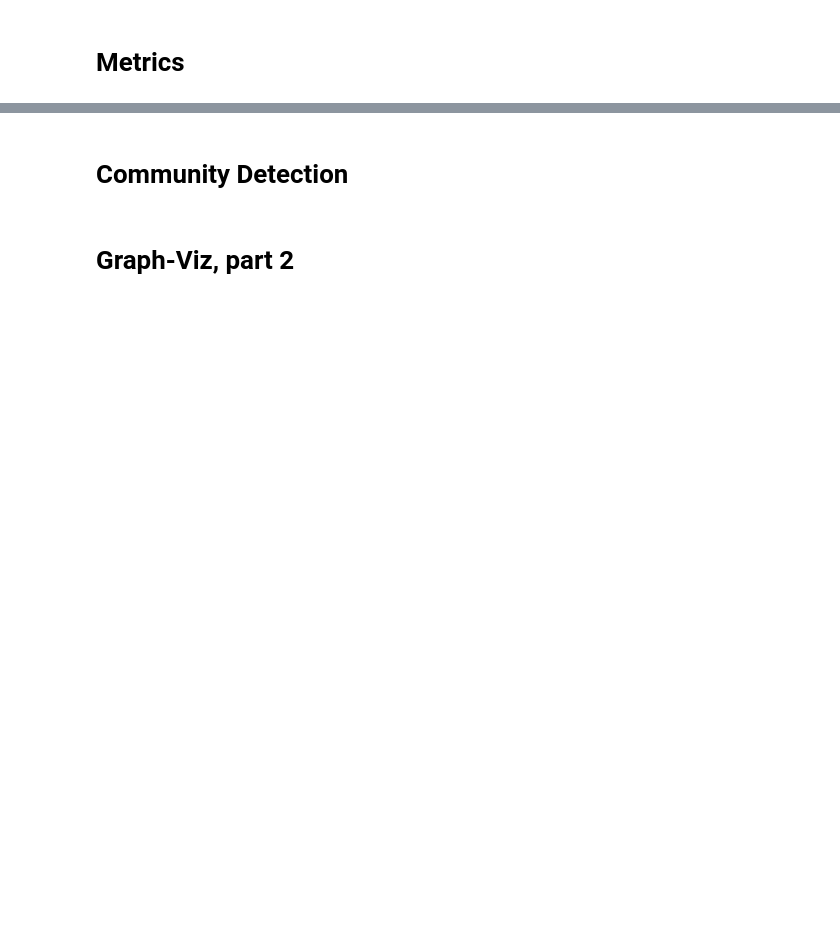
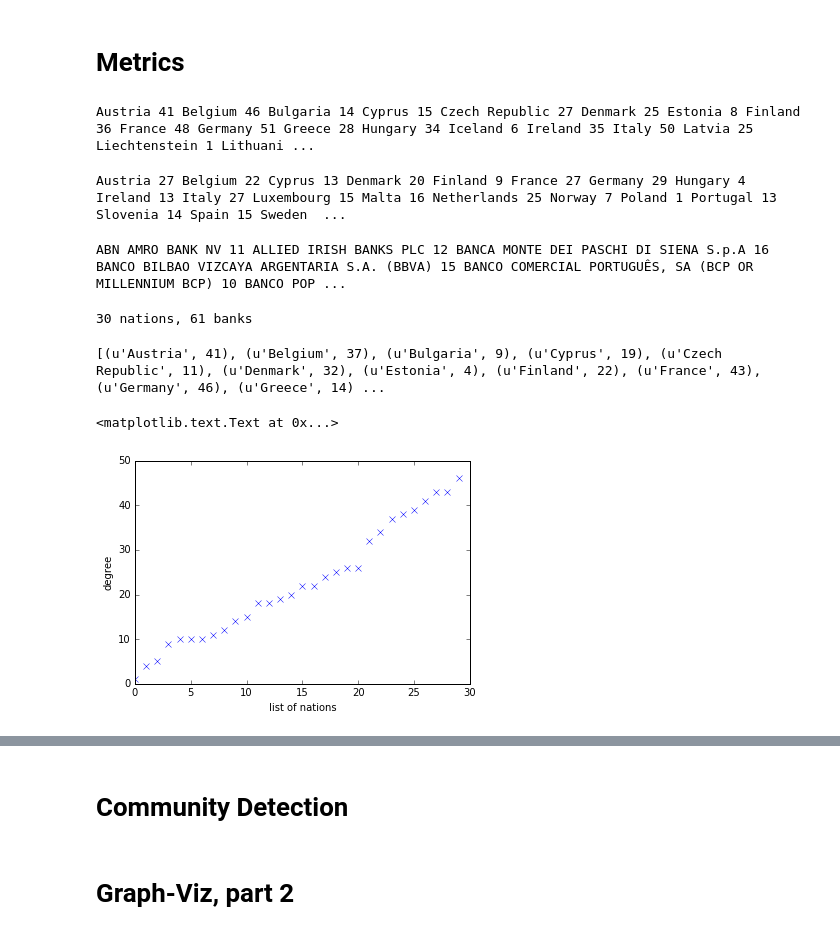
Before and after one commit to mnazzario/BigDataAcademy, a Jupyter notebook: datascience/netscience/BanksNetSci_Q.ipynb, the cells around one changed output, grey strips where cells are left out. Saved outputs shown, nothing was run; the diff lists cells and outputs as text; code cells hidden in the pictures; blank space fills up the shorter version.

```diff
--- a/datascience/netscience/BanksNetSci_Q.ipynb
+++ b/datascience/netscience/BanksNetSci_Q.ipynb
@@ -62,0 +160,8 @@ data
+# %%
+#corretto da insegnante
+#download data for each bank
+for eind,entry in enumerate(index):
+    payload = json.loads(urllib2.urlopen('http://bank.top-ix.org/data/'+str(entry[0])).read())
+    print 'loaded',eind+1,'of',len(index),':',payload['bank']['BANK']
+    for element in payload['data']:
+       data.loc[len(data)] = np.array(element.values()) #il .loc serve per l'append
@@ -71,0 +200,19 @@ data.head()
+# %%
+#EX_2: poke around - any data cleaning?
+data.head(40)
+
+
+#eliminare le righe che hanno millions e perc 0
+data = data[data['millions']!='0.00'] #mi usa la maschera per togliere i dati a zero
+
+#eliminare le righe con TOTAL EEA
+data = data[data['exposure']!='TOTAL EEA 30'] #data['exposure']!='TOTAL EEA 30' --> Questo mi estrae tutte le righe che non hanno exposure diverso da TOTAL EEA 30
+
+#data[data['exposure']!='TOTAL EEA 30'] --> Questa e' l'applicazione della maschera
+
+
+#fare diventare i importi in numeri aggiustando la notazione eliminando la virgola
+
+#get rid of pesky commas in numbers
+data['gdp'] = data['gdp'].astype('str').apply(lambda x : x.replace(',','')).astype('float')
+data['millions'] = data['millions'].astype('str').apply(lambda x : x.replace(',','')).astype('float')
@@ -158,3 +367,41 @@ plt.show()
 # Metrics
 # %%
 #EX_3: Matrics! What can you obtain by groupby? What by using nx methods? How can you viz the results?
+# bdata = data[['bank','exposure','millions']]
+#out-degree (nation-banche)
+for name,group in data.groupby('exposure'):
+    print name,len(group.groupby('bank')),
+# %% [output]
+Austria 41 Belgium 46 Bulgaria 14 Cyprus 15 Czech Republic 27 Denmark 25 Estonia 8 Finland 36 France 48 Germany 51 Greece 28 Hungary 34 Iceland 6 Ireland 35 Italy 50 Latvia 25 Liechtenstein 1 Lithuani ...
+# %%
+#in-degree (nation-clustered)
+for name,group in data.groupby('origin'):
+    print name,len(group.groupby('exposure')),
+# %% [output]
+Austria 27 Belgium 22 Cyprus 13 Denmark 20 Finland 9 France 27 Germany 29 Hungary 4 Ireland 13 Italy 27 Luxembourg 15 Malta 16 Netherlands 25 Norway 7 Poland 1 Portugal 13 Slovenia 14 Spain 15 Sweden  ...
+# %%
+#in-degree (bank-clustered)
+for name,group in data.groupby('bank'):
+    print name,len(group.groupby('exposure')),
+# %% [output]
+ABN AMRO BANK NV 11 ALLIED IRISH BANKS PLC 12 BANCA MONTE DEI PASCHI DI SIENA S.p.A 16 BANCO BILBAO VIZCAYA ARGENTARIA S.A. (BBVA) 15 BANCO COMERCIAL PORTUGUÊS, SA (BCP OR MILLENNIUM BCP) 10 BANCO POP ...
+# %%
+exposure = sorted(data.exposure.unique())
+banks = sorted(data.bank.unique())
+print len(nations),'nations,',len(banks),'banks'
+# %% [output]
+30 nations, 61 banks
+# %%
+#degree_nn = in+out
+degrees_nn = (adjm_b_nn.sum(axis=1)+adjm_b_nn.sum(axis=0)-np.diagonal(adjm_b_nn)).astype('int')
+
+#fa la somma per riga sulla matrice di adiacenza e trova il grado uscente per nazione
+#fa la somma per colonne sulla matrice di adiacenze e trova il grado entrante per nazione
+print zip(nations,degrees_nn) #prente due liste e le associa elemento per elemento
+plot(sorted(degrees_nn), 'bx')
+xlabel('list of nations')
+ylabel('degree')
+# %% [output]
+[(u'Austria', 41), (u'Belgium', 37), (u'Bulgaria', 9), (u'Cyprus', 19), (u'Czech Republic', 11), (u'Denmark', 32), (u'Estonia', 4), (u'Finland', 22), (u'France', 43), (u'Germany', 46), (u'Greece', 14) ...
+<matplotlib.text.Text at 0x...>
+[figure, added]
```
Also changed, not shown: parts of 45 cells of this notebook, 5 other files.
